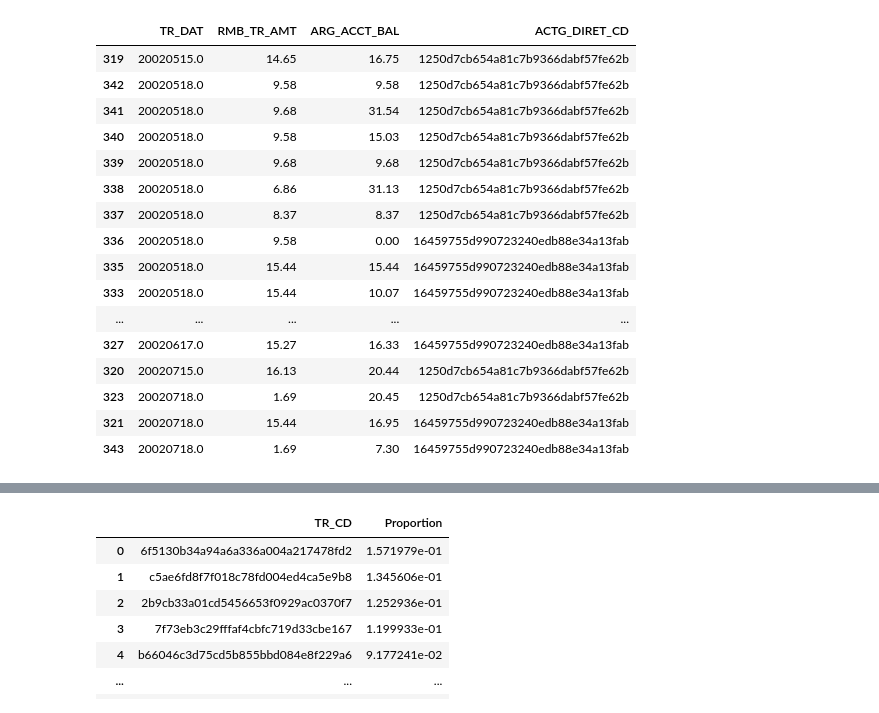
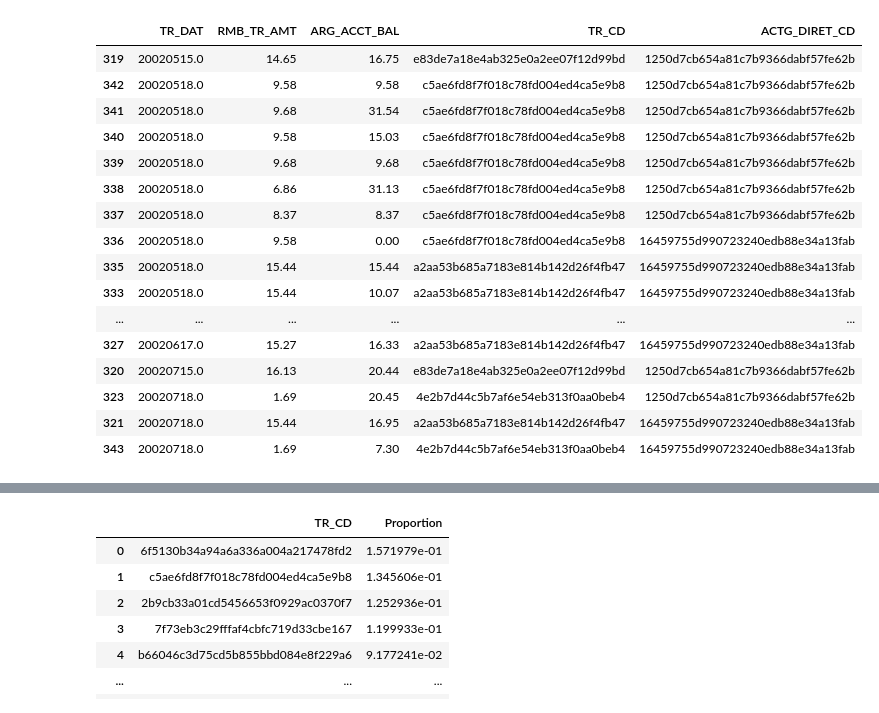
Before and after one commit to ApricityJ/OneDay, a Jupyter notebook: preprocess/2024/feature_ext_1.ipynb, the cells around one changed output, grey strips where cells are left out. Drawn from its saved outputs; the diff is of its cells as text; code cells hidden in the pictures.

```diff
--- a/preprocess/2024/feature_ext_1.ipynb
+++ b/preprocess/2024/feature_ext_1.ipynb
@@ -6,6 +6,6 @@ import pandas as pd
 fncl_tr_dtal = loader.to_concat_df('XW_ENTINFO_FNCL_TR_DTAL')
 target = loader.to_concat_df('XW_ENTINFO_TARGET')
 # %%
-df_merged = pd.merge(target, fncl_tr_dtal, left_on=['CUST_NO'], right_on=['CUST_NO'], how='left')
+df_merged = pd.merge(target, fncl_tr_dtal, left_on=['CUST_NO', 'SRC'], right_on=['CUST_NO', 'SRC'], how='left')
 df_merged.head(5)
 # %% [output]
@@ -18,21 +27,31 @@ df_merged.head(5)
+# %%
+comprehensive_mappings = {
+    # 16459755d990723240edb88e34a13fab 支出
+    # 1250d7cb654a81c7b9366dabf57fe62b 收入
+    "16459755d990723240edb88e34a13fab": 0,
+    "1250d7cb654a81c7b9366dabf57fe62b": 1
+}
+
+df_merged['ACTG_DIRET_CD'] = df_merged['ACTG_DIRET_CD'].replace(comprehensive_mappings)
 # %%
+# b4fac6abf818cfc6a0d5559ffd9c5405
 df_merged[df_merged['CUST_NO'] == 'b4fac6abf818cfc6a0d5559ffd9c5405'][
-    ['TR_DAT', 'RMB_TR_AMT', 'ARG_ACCT_BAL', 'ACTG_DIRET_CD']].sort_values(by=['TR_DAT'])
+    ['TR_DAT', 'RMB_TR_AMT', 'ARG_ACCT_BAL', 'TR_CD', 'ACTG_DIRET_CD']].sort_values(by=['TR_DAT'])
 # %% [output]
-|  | TR_DAT | RMB_TR_AMT | ARG_ACCT_BAL | ACTG_DIRET_CD |
-| 319 | 20020515.0 | 14.65 | 16.75 | 1250d7cb654a81c7b9366dabf57fe62b |
-| 342 | 20020518.0 | 9.58 | 9.58 | 1250d7cb654a81c7b9366dabf57fe62b |
-| 341 | 20020518.0 | 9.68 | 31.54 | 1250d7cb654a81c7b9366dabf57fe62b |
-| 340 | 20020518.0 | 9.58 | 15.03 | 1250d7cb654a81c7b9366dabf57fe62b |
-| 339 | 20020518.0 | 9.68 | 9.68 | 1250d7cb654a81c7b9366dabf57fe62b |
-| 338 | 20020518.0 | 6.86 | 31.13 | 1250d7cb654a81c7b9366dabf57fe62b |
-| 337 | 20020518.0 | 8.37 | 8.37 | 1250d7cb654a81c7b9366dabf57fe62b |
-| 336 | 20020518.0 | 9.58 | 0.00 | 16459755d990723240edb88e34a13fab |
-| 335 | 20020518.0 | 15.44 | 15.44 | 16459755d990723240edb88e34a13fab |
-| 333 | 20020518.0 | 15.44 | 10.07 | 16459755d990723240edb88e34a13fab |
-| ... | ... | ... | ... | ... |
-| 327 | 20020617.0 | 15.27 | 16.33 | 16459755d990723240edb88e34a13fab |
-| 320 | 20020715.0 | 16.13 | 20.44 | 1250d7cb654a81c7b9366dabf57fe62b |
-| 323 | 20020718.0 | 1.69 | 20.45 | 1250d7cb654a81c7b9366dabf57fe62b |
-| 321 | 20020718.0 | 15.44 | 16.95 | 16459755d990723240edb88e34a13fab |
-| 343 | 20020718.0 | 1.69 | 7.30 | 16459755d990723240edb88e34a13fab |
+|  | TR_DAT | RMB_TR_AMT | ARG_ACCT_BAL | TR_CD | ACTG_DIRET_CD |
+| 319 | 20020515.0 | 14.65 | 16.75 | e83de7a18e4ab325e0a2ee07f12d99bd | 1250d7cb654a81c7b9366dabf57fe62b |
+| 342 | 20020518.0 | 9.58 | 9.58 | c5ae6fd8f7f018c78fd004ed4ca5e9b8 | 1250d7cb654a81c7b9366dabf57fe62b |
+| 341 | 20020518.0 | 9.68 | 31.54 | c5ae6fd8f7f018c78fd004ed4ca5e9b8 | 1250d7cb654a81c7b9366dabf57fe62b |
+| 340 | 20020518.0 | 9.58 | 15.03 | c5ae6fd8f7f018c78fd004ed4ca5e9b8 | 1250d7cb654a81c7b9366dabf57fe62b |
+| 339 | 20020518.0 | 9.68 | 9.68 | c5ae6fd8f7f018c78fd004ed4ca5e9b8 | 1250d7cb654a81c7b9366dabf57fe62b |
+| 338 | 20020518.0 | 6.86 | 31.13 | c5ae6fd8f7f018c78fd004ed4ca5e9b8 | 1250d7cb654a81c7b9366dabf57fe62b |
+| 337 | 20020518.0 | 8.37 | 8.37 | c5ae6fd8f7f018c78fd004ed4ca5e9b8 | 1250d7cb654a81c7b9366dabf57fe62b |
+| 336 | 20020518.0 | 9.58 | 0.00 | c5ae6fd8f7f018c78fd004ed4ca5e9b8 | 16459755d990723240edb88e34a13fab |
+| 335 | 20020518.0 | 15.44 | 15.44 | a2aa53b685a7183e814b142d26f4fb47 | 16459755d990723240edb88e34a13fab |
+| 333 | 20020518.0 | 15.44 | 10.07 | a2aa53b685a7183e814b142d26f4fb47 | 16459755d990723240edb88e34a13fab |
+| ... | ... | ... | ... | ... | ... |
+| 327 | 20020617.0 | 15.27 | 16.33 | a2aa53b685a7183e814b142d26f4fb47 | 16459755d990723240edb88e34a13fab |
+| 320 | 20020715.0 | 16.13 | 20.44 | e83de7a18e4ab325e0a2ee07f12d99bd | 1250d7cb654a81c7b9366dabf57fe62b |
+| 323 | 20020718.0 | 1.69 | 20.45 | 4e2b7d44c5b7af6e54eb313f0aa0beb4 | 1250d7cb654a81c7b9366dabf57fe62b |
+| 321 | 20020718.0 | 15.44 | 16.95 | a2aa53b685a7183e814b142d26f4fb47 | 16459755d990723240edb88e34a13fab |
+| 343 | 20020718.0 | 1.69 | 7.30 | 4e2b7d44c5b7af6e54eb313f0aa0beb4 | 16459755d990723240edb88e34a13fab |
```
Also changed, not shown: parts of 13 cells of this notebook, 3 other files.
